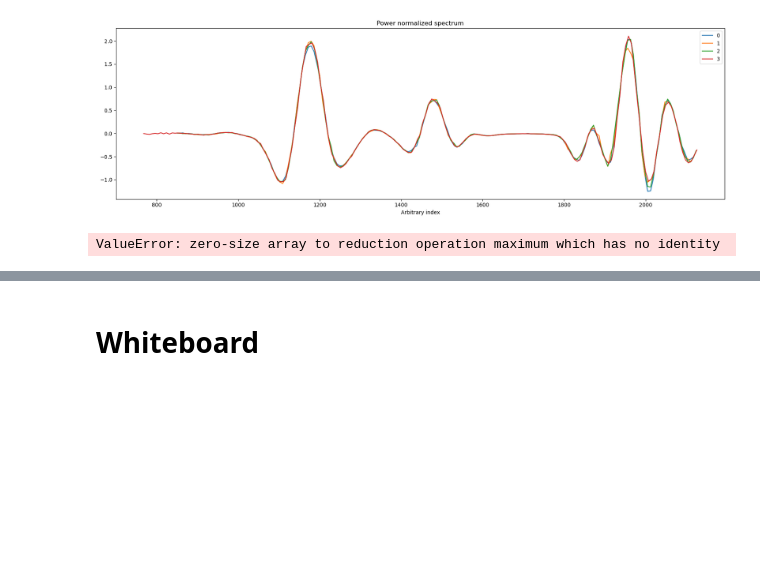
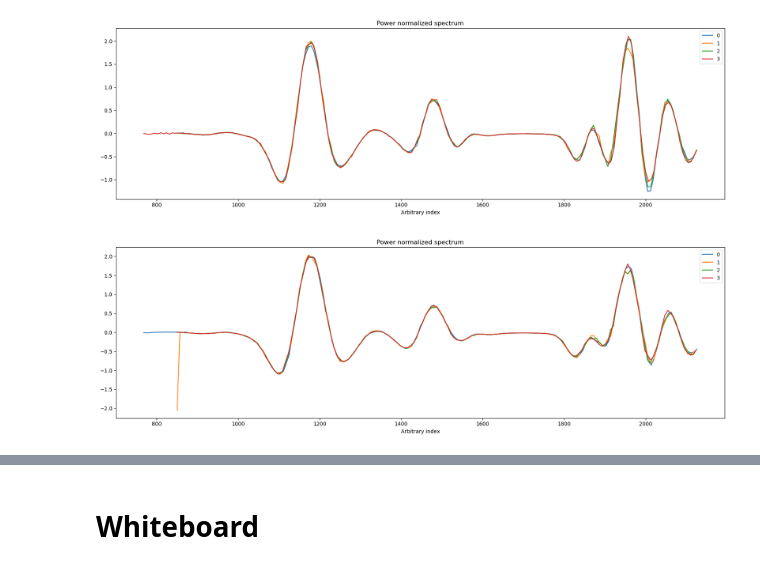
Before and after one commit to lampnis/aerosol-things, a Jupyter notebook: codes/nb.ipynb, the cells around one changed output, grey strips where cells are left out. Cells and saved outputs as stored; diff of their text form; code cells hidden in the pictures; blank space fills up the shorter version.

```diff
--- a/codes/nb.ipynb
+++ b/codes/nb.ipynb
@@ -716,6 +721,6 @@ cm_22deg_600.spectrum_only_plot()
 # %%
 path_22_deg = "./datas/22deg/"
 cm_22deg_900 = CEPAS_measurement(path=path_22_deg, path_signature="gasx_900_.+", cols=col_names)
-cm_22deg_900.water_plot()
+cm_22deg_900.spectrum_only_plot()
 # %% [output]
-ValueError: zero-size array to reduction operation maximum which has no identity
+[figure, added]
```
Also changed, not shown: parts of 13 cells of this notebook, 42 other files.
